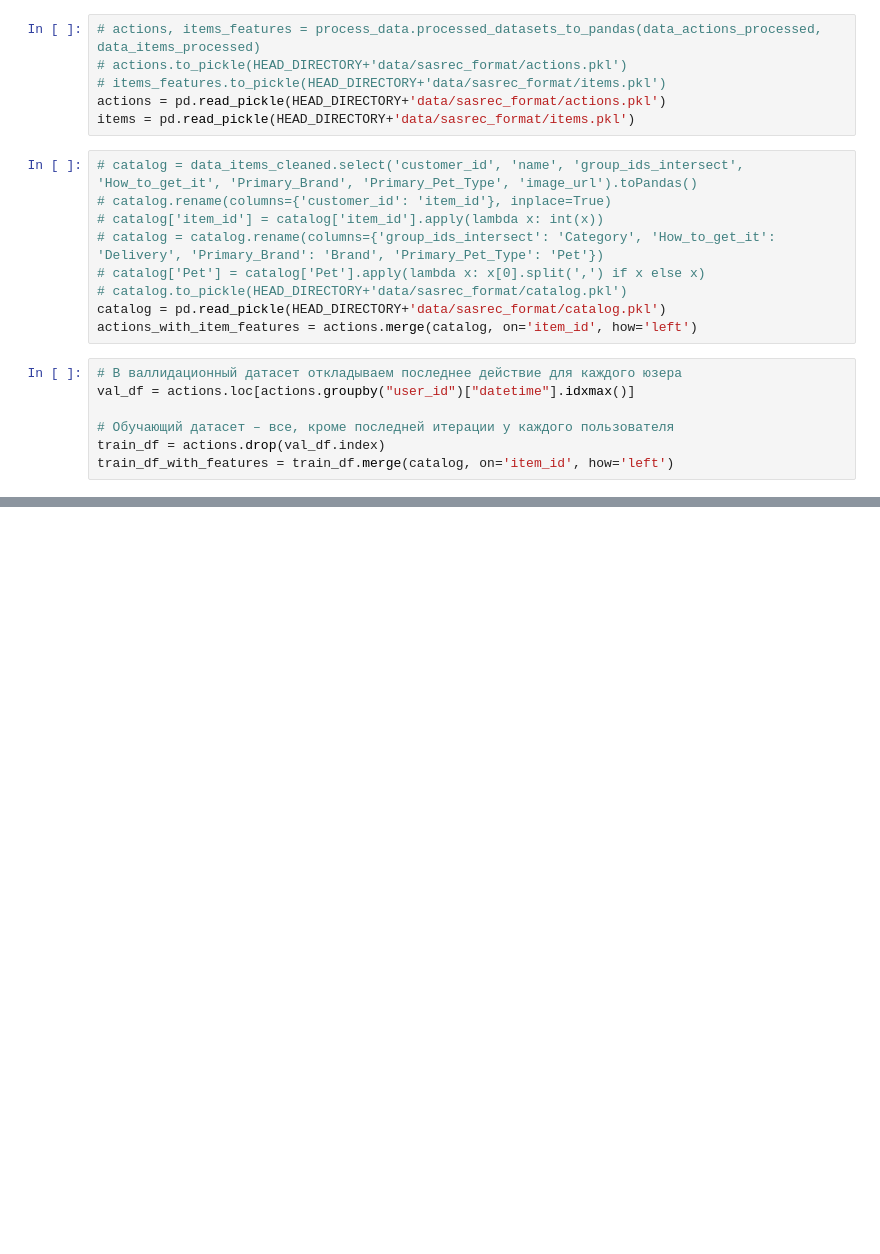
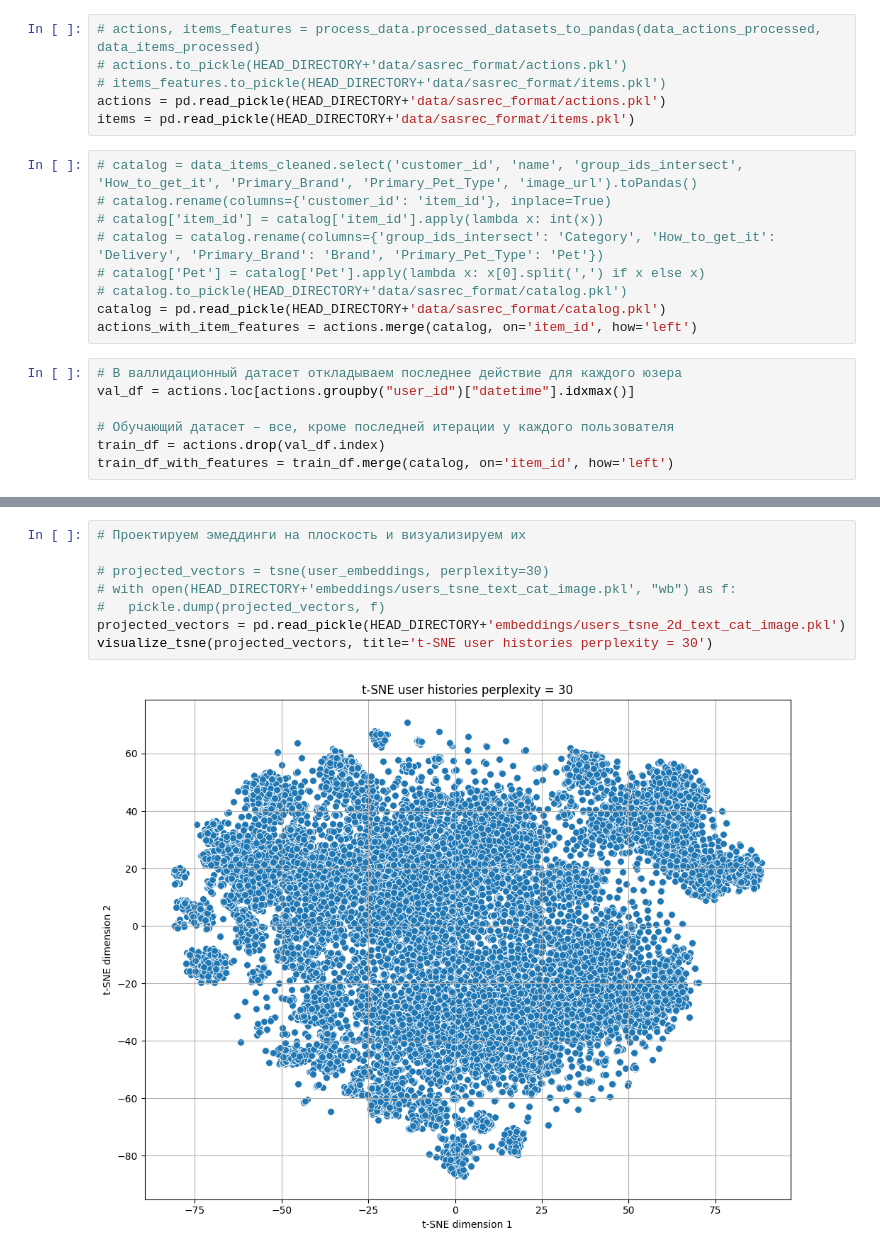
Before and after one commit to iliakabanov/Adherence-to-the-Taylor-Rule-and-Monetary-Policy-Expectations, a Jupyter notebook: new_rec_examples.ipynb, the cells around one changed output, grey strips where cells are left out. Saved outputs shown, nothing was run; the diff lists cells and outputs as text; blank space fills up the shorter version.

```diff
--- a/new_rec_examples.ipynb
+++ b/new_rec_examples.ipynb
@@ -808,0 +821,10 @@ train_df_with_features = train_df.merge(catalog, on='item_id', how='left')
+# %%
+# Проектируем эмеддинги на плоскость и визуализируем их
+
+# projected_vectors = tsne(user_embeddings, perplexity=30)
+# with open(HEAD_DIRECTORY+'embeddings/users_tsne_text_cat_image.pkl', "wb") as f:
+#   pickle.dump(projected_vectors, f)
+projected_vectors = pd.read_pickle(HEAD_DIRECTORY+'embeddings/users_tsne_2d_text_cat_image.pkl')
+visualize_tsne(projected_vectors, title='t-SNE user histories perplexity = 30')
+# %% [output]
+[figure, added]
```
Also changed, not shown: parts of 10 cells of this notebook.
